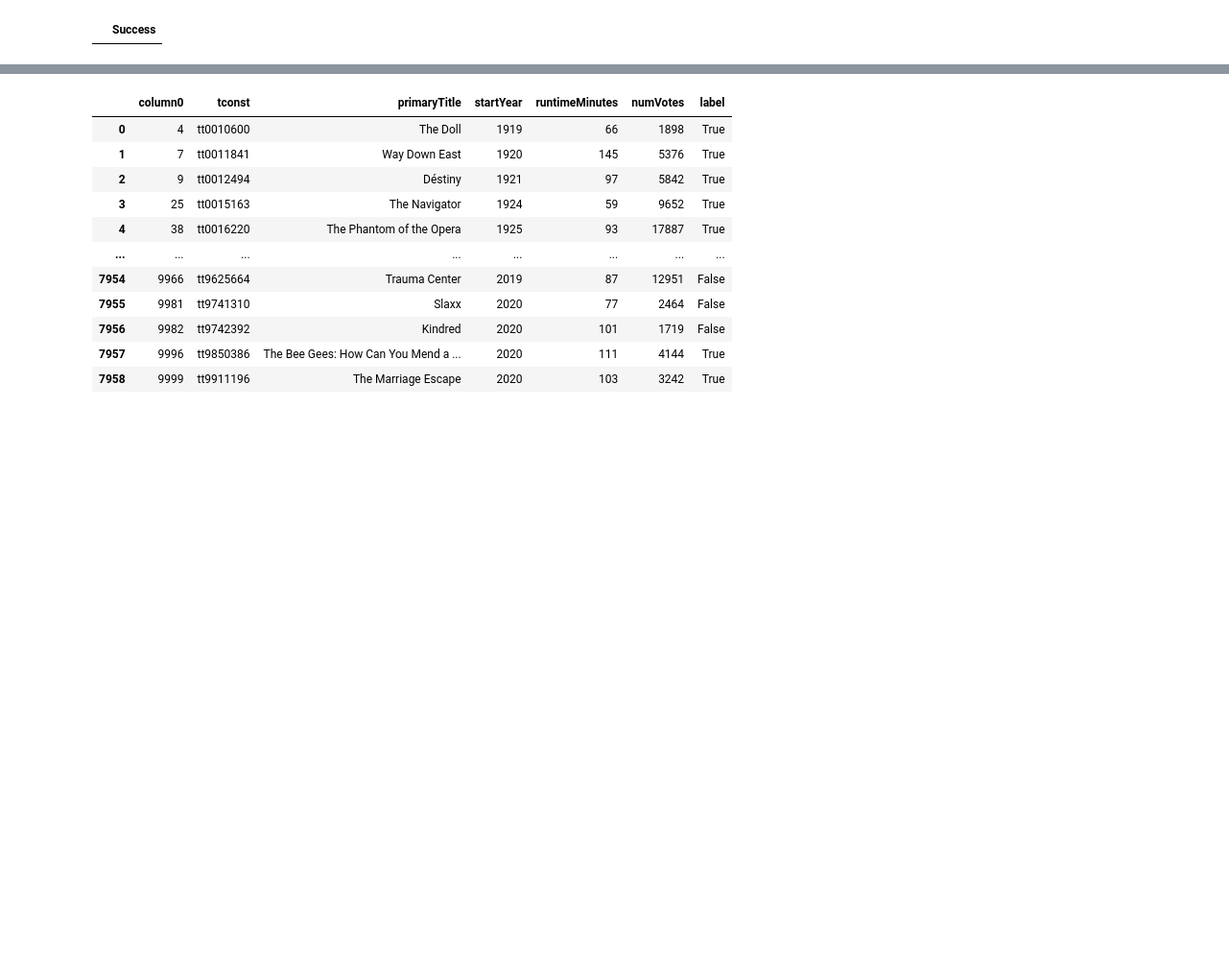
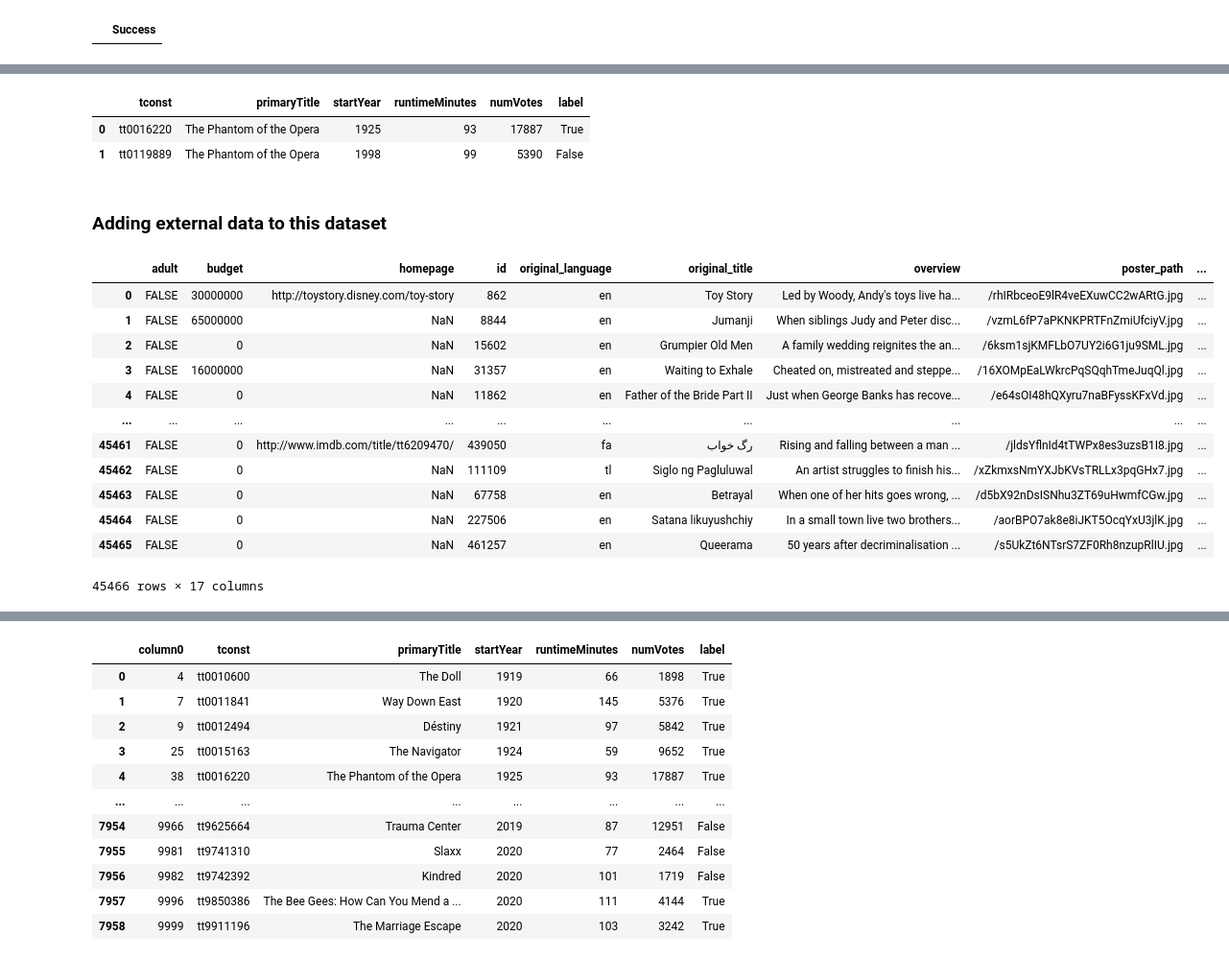
Before and after one commit to Rohan-Deshamudre/big-data-course-2022-projects, a Jupyter notebook: imdb/IMDB-Revisited.ipynb, the cells around one changed output, grey strips where cells are left out. Shown at 96% size. Saved outputs shown, nothing was run; the diff lists cells and outputs as text; code cells hidden in the pictures; blank space fills up the shorter version.

```diff
--- a/imdb/IMDB-Revisited.ipynb
+++ b/imdb/IMDB-Revisited.ipynb
@@ -252,0 +334,31 @@ execute(drop_originalTitle('training_set'))
+# %%
+con.execute('''
+    SELECT * FROM training_set
+    WHERE primaryTitle = 'The Phantom of the Opera'
+''').fetchdf()
+# %% [output]
+|  | tconst | primaryTitle | startYear | runtimeMinutes | numVotes | label |
+| 0 | tt0016220 | The Phantom of the Opera | 1925 | 93 | 17887 | True |
+| 1 | tt0119889 | The Phantom of the Opera | 1998 | 99 | 5390 | False |
+# %% [markdown]
+### Adding external data to this dataset
+# %%
+con.execute('''
+    CREATE TABLE movielens_data AS SELECT * FROM read_csv_auto('movies_metadata.csv')
+''')
+
+con.execute('''SELECT * FROM movielens_data''').fetchdf()
+# %% [output]
+|  | adult | budget | homepage | id | original_language | original_title | overview | poster_path | ... |
+| 0 | FALSE | 30000000 | http://toystory.disney.com/toy-story | 862 | en | Toy Story | Led by Woody, Andy's toys live ha... | /rhIRbceoE9lR4veEXuwCC2wARtG.jpg | ... |
+| 1 | FALSE | 65000000 | NaN | 8844 | en | Jumanji | When siblings Judy and Peter disc... | /vzmL6fP7aPKNKPRTFnZmiUfciyV.jpg | ... |
+| 2 | FALSE | 0 | NaN | 15602 | en | Grumpier Old Men | A family wedding reignites the an... | /6ksm1sjKMFLbO7UY2i6G1ju9SML.jpg | ... |
+| 3 | FALSE | 16000000 | NaN | 31357 | en | Waiting to Exhale | Cheated on, mistreated and steppe... | /16XOMpEaLWkrcPqSQqhTmeJuqQl.jpg | ... |
+| 4 | FALSE | 0 | NaN | 11862 | en | Father of the Bride Part II | Just when George Banks has recove... | /e64sOI48hQXyru7naBFyssKFxVd.jpg | ... |
+| ... | ... | ... | ... | ... | ... | ... | ... | ... | ... |
+| 45461 | FALSE | 0 | http://www.imdb.com/title/tt6209470/ | 439050 | fa | رگ خواب | Rising and falling between a man ... | /jldsYflnId4tTWPx8es3uzsB1I8.jpg | ... |
+| 45462 | FALSE | 0 | NaN | 111109 | tl | Siglo ng Pagluluwal | An artist struggles to finish his... | /xZkmxsNmYXJbKVsTRLLx3pqGHx7.jpg | ... |
+| 45463 | FALSE | 0 | NaN | 67758 | en | Betrayal | When one of her hits goes wrong, ... | /d5bX92nDsISNhu3ZT69uHwmfCGw.jpg | ... |
+| 45464 | FALSE | 0 | NaN | 227506 | en | Satana likuyushchiy | In a small town live two brothers... | /aorBPO7ak8e8iJKT5OcqYxU3jlK.jpg | ... |
+| 45465 | FALSE | 0 | NaN | 461257 | en | Queerama | 50 years after decriminalisation ... | /s5UkZt6NTsrS7ZF0Rh8nzupRlIU.jpg | ... |
+45466 rows × 17 columns
```
Also changed, not shown: parts of 32 cells of this notebook, 3 other files.
